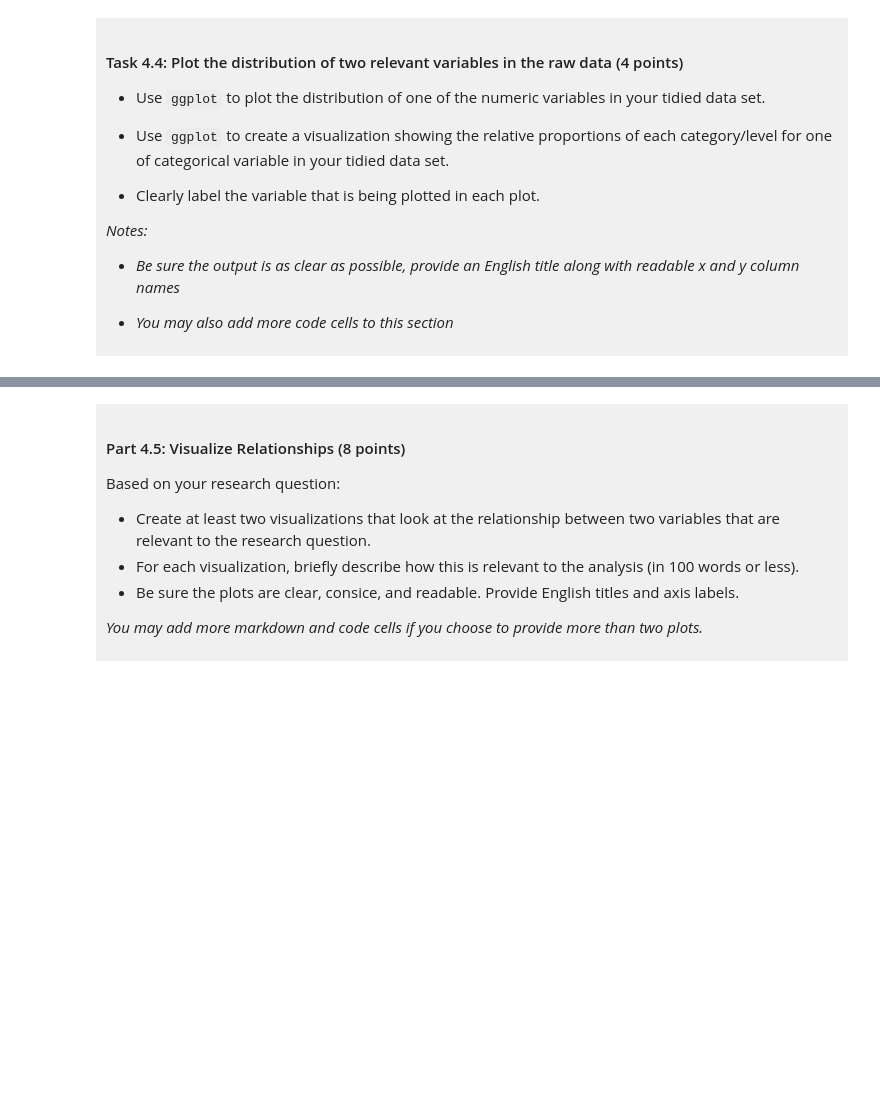
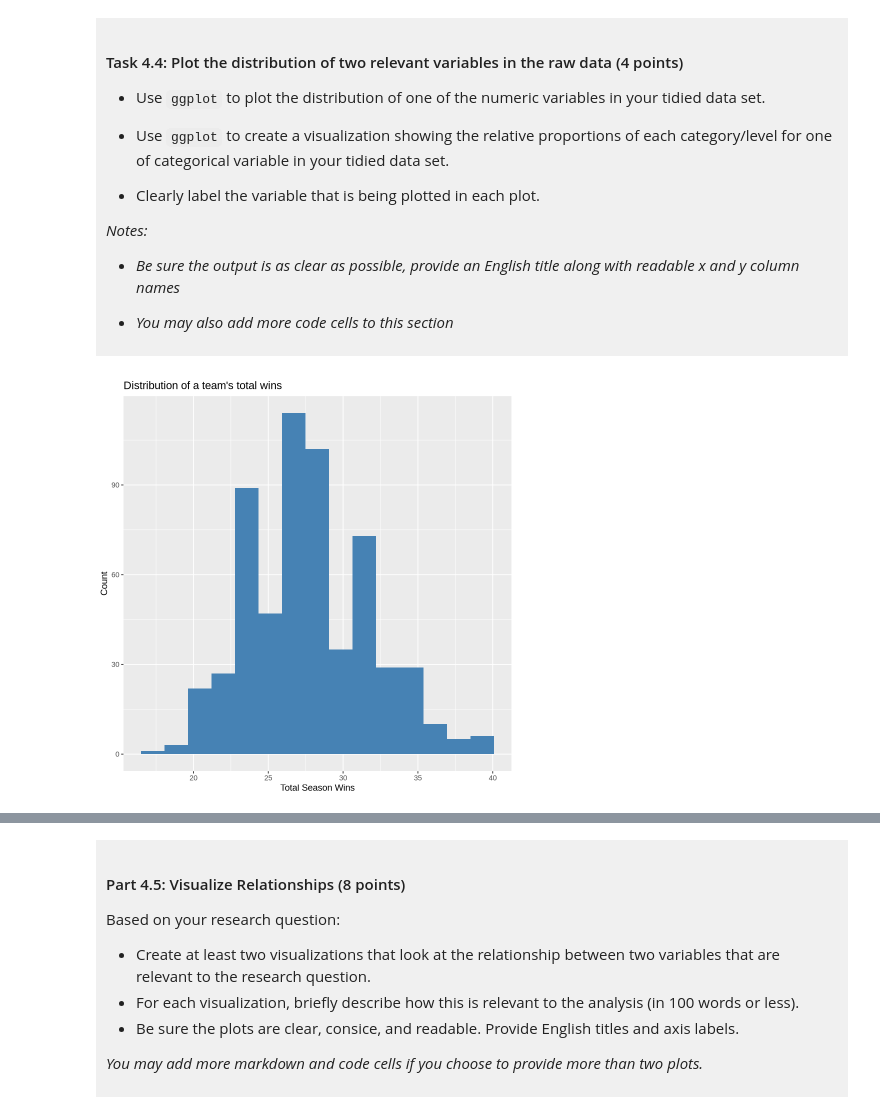
Before and after one commit to m4yad4niel/dsci-100-project-maya-daniel, a Jupyter notebook: dsci-100-project-notebook.ipynb, the cells around one changed output, grey strips where cells are left out. Saved outputs shown, nothing was run; the diff lists cells and outputs as text; code cells hidden in the pictures; blank space fills up the shorter version.

```diff
--- a/dsci-100-project-notebook.ipynb
+++ b/dsci-100-project-notebook.ipynb
@@ -304,5 +353,10 @@ You will refine your research question (if needed) and produce a tidy data set.
 
 </div>
 # %%
-### EDIT THIS CODE CELL FOR PLOT 1 ###
+total_wins_plot <- ggplot(women_march_madness_tidy_data,aes(x= total_wins)) +
+geom_histogram(fill = "steelblue", bins = 15) +
+labs(title= "Distribution of a team's total wins", x= "Total Season Wins", y= "Count")
+total_wins_plot
+# %% [output]
+[figure, added]
 # %%
```
Also changed, not shown: parts of 11 cells of this notebook.
